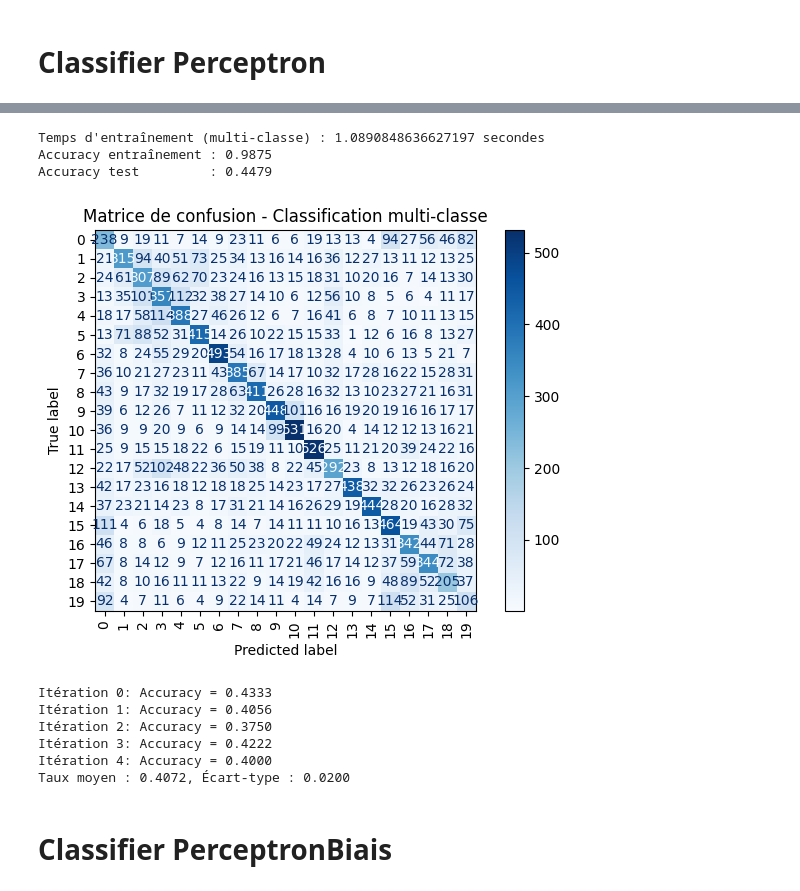
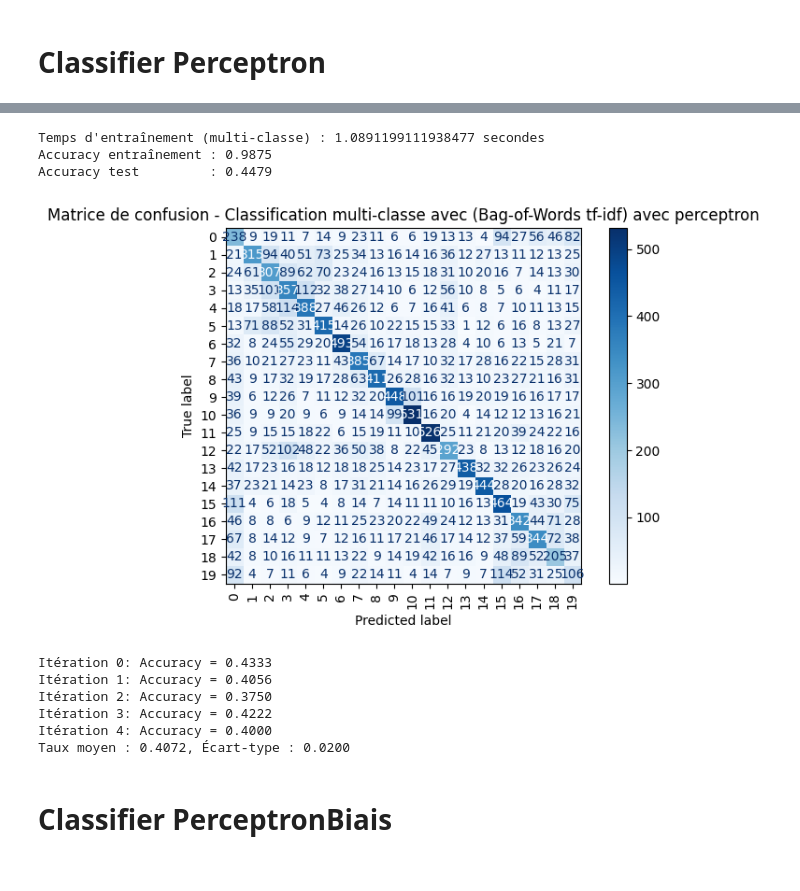
Before and after one commit to Antoine1903/Projets_Sorbonne_Universite, a Jupyter notebook: LU3IN026/miniprojet/projet_Zhang_Lecomte.ipynb, the cells around one changed output, grey strips where cells are left out. Drawn from its saved outputs; the diff is of its cells as text; code cells hidden in the pictures.

```diff
--- a/LU3IN026/miniprojet/projet_Zhang_Lecomte.ipynb
+++ b/LU3IN026/miniprojet/projet_Zhang_Lecomte.ipynb
@@ -1226,4 +1240,8 @@ Accuracy test         : 0.4317
 # %%
+# =================================================================
+# Classification multi-classe avec (Bag-of-Words tf-idf) avec perceptron - Version 4
+# =================================================================
+
 # ---------------------------
 # Paramètres du test
 # ---------------------------
@@ -1286,38 +1304,38 @@ print(f"Accuracy test         : {acc_test:.4f}")
 cm = confusion_matrix(y_test_multi, y_test_pred)
 disp = ConfusionMatrixDisplay(confusion_matrix=cm)
 disp.plot(cmap="Blues", xticks_rotation=90)
-plt.title("Matrice de confusion - Classification multi-classe")
+plt.title("Matrice de confusion - Classification multi-classe avec (Bag-of-Words tf-idf) avec perceptron")
 plt.grid(False)
 plt.tight_layout()
 plt.show()
 
 # ---------------------------
 # Validation croisée (sur train)
 # ---------------------------
 
 # Pour validation croisée, on réinitialise un modèle neuf
 def create_new_oaa():
     base = classif.ClassifierPerceptron(input_dimension=X_train.shape[1], learning_rate=learning_rate)
     return classif.ClassifierMultiOAA(base)
 
 perf = []
 for i in range(nb_folds):
     Xapp, Yapp, Xtest, Ytest = ev.crossval_strat(X_train, y_train_multi, nb_folds, i)
     clf = create_new_oaa()
     clf.train(Xapp, Yapp)
     Y_pred = np.array([clf.predict(x) for x in Xtest])
     acc = np.mean(Y_pred == Ytest)
     print(f"Itération {i}: Accuracy = {acc:.4f}")
     perf.append(acc)
 
 moyenne = np.mean(perf)
 ecart_type = np.std(perf)
 print(f"Taux moyen : {moyenne:.4f}, Écart-type : {ecart_type:.4f}")
 # %% [output]
-Temps d'entraînement (multi-classe) : 1.0890848636627197 secondes
+Temps d'entraînement (multi-classe) : 1.0891199111938477 secondes
 Accuracy entraînement : 0.9875
 Accuracy test         : 0.4479
-[figure, old version]
+[figure, new version]
 Itération 0: Accuracy = 0.4333
 Itération 1: Accuracy = 0.4056
 Itération 2: Accuracy = 0.3750
```
Also changed, not shown: parts of 20 cells of this notebook.
